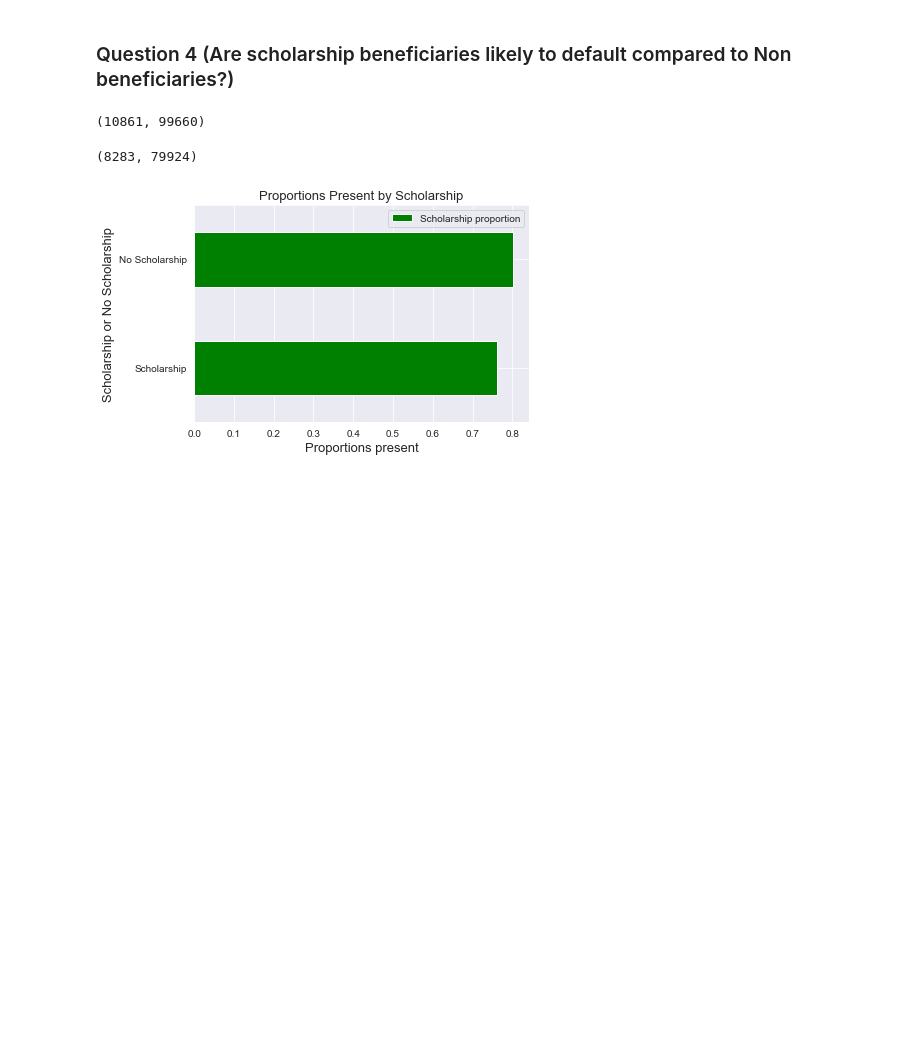
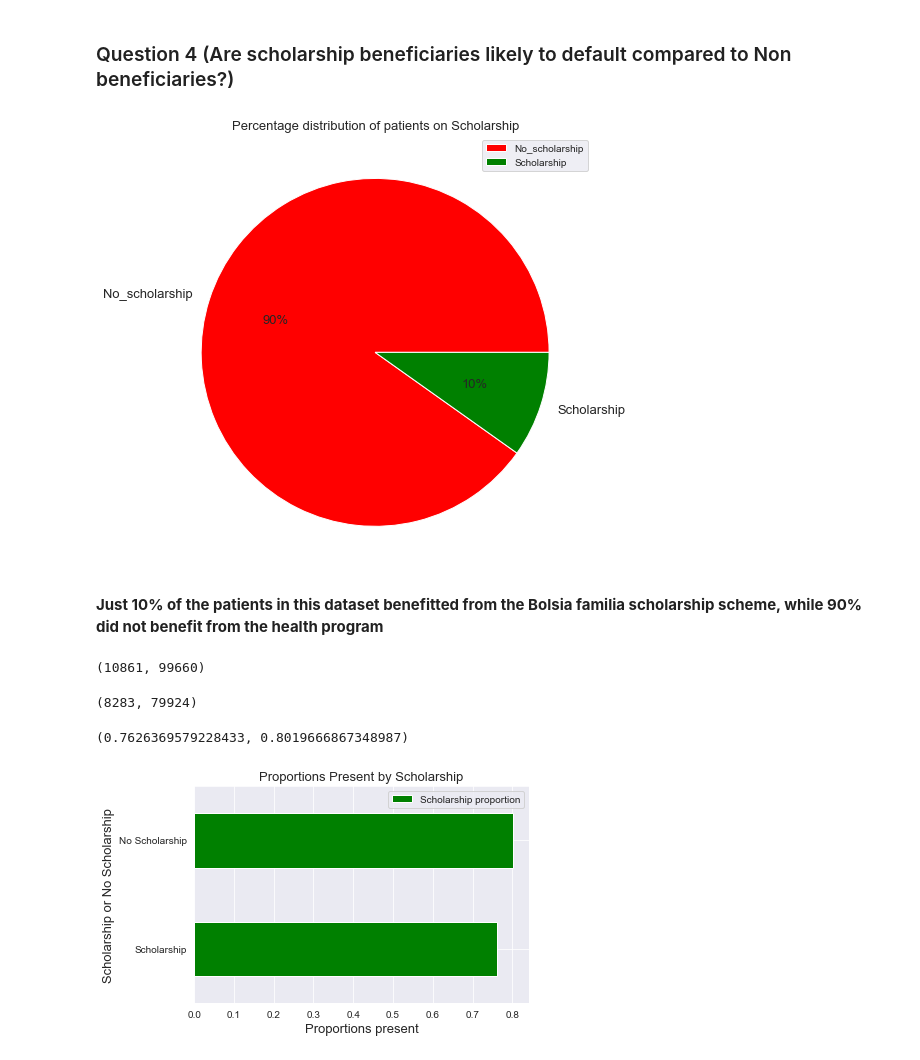
Before and after one commit to Crownthirst/No-show-appointment, a Jupyter notebook: noshow_appointment.ipynb, the cells around one changed output. Saved outputs shown, nothing was run; the diff lists cells and outputs as text; code cells hidden in the pictures; blank space fills up the shorter version.

```diff
--- a/noshow_appointment.ipynb
+++ b/noshow_appointment.ipynb
@@ -433,6 +473,17 @@ It is evident from the bar graph above that the more the wait time increases the
 #mask data into scholarship beneficiaries and non-beneficiaries
 df_scholarship = df[df.scholarship == 1]
 df_noscholarship =df[df.scholarship == 0]
+# %%
+#check for the percentage distribution of patients on scholarship
+pie_color = ['red','green']
+df.scholarship.value_counts().plot(kind= 'pie', autopct= '%.0f%%', figsize= (8,8), labels= ["No_scholarship", "Scholarship"],colors= pie_color, fontsize= 13)
+plt.ylabel("")
+plt.legend()
+plt.title('Percentage distribution of patients on Scholarship', fontsize= 13);
+# %% [output]
+[figure, added]
+# %% [markdown]
+**Just 10% of the patients in this dataset benefitted from the Bolsia familia scholarship scheme, while 90% did not benefit from the health program**
 # %%
 #Get total number of beneficiaries and non-beneficiaries
 scholarship = df_scholarship['appointmentid'].nunique()
@@ -442,18 +493,20 @@ no_scholarship = df_noscholarship['appointmentid'].nunique()
 (10861, 99660)
 # %%
 #Get numbers present for each category
-sch = df_scholarship[df_scholarship.absent == 'No']
-no_sch = df_noscholarship[df_noscholarship.absent == 'No']
+sch_pr = is_present(df_scholarship)
+no_sch_pr = is_present(df_noscholarship)
+
+(sch_pr, no_sch_pr)
+# %% [output]
+(8283, 79924)
-# %%
-sch_pr = sch['appointmentid'].nunique()
-no_sch_pr = no_sch['appointmentid'].nunique()
-(sch_pr, no_sch_pr)
-# %% [output]
-(8283, 79924)
 # %%
 #divide into proportions
-prop_sch = sch_pr/scholarship
-prop_no_sch = no_sch_pr/no_scholarship
+prop_sch = prop(sch_pr,scholarship)
+prop_no_sch = prop(no_sch_pr,no_scholarship)
+
+(prop_sch, prop_no_sch)
+# %% [output]
+(0.7626369579228433, 0.8019666867348987)
 # %%
 #visualize data in proportions
 data = {'Scholarship proportion': [prop_sch, prop_no_sch]}
```
Also changed, not shown: parts of 26 cells of this notebook, 1 other file.
